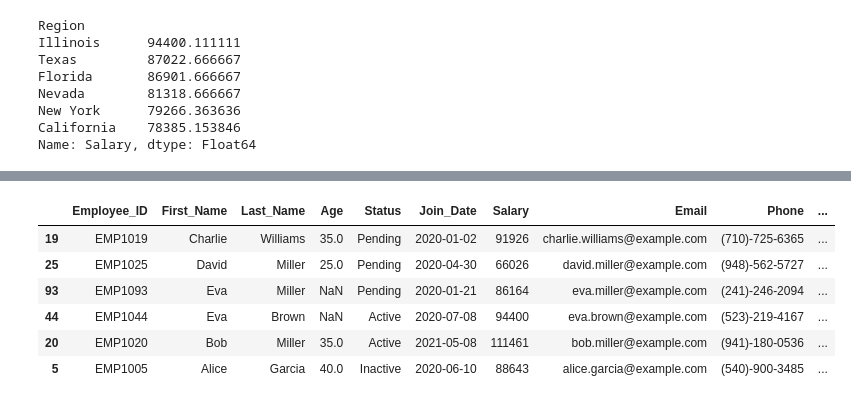
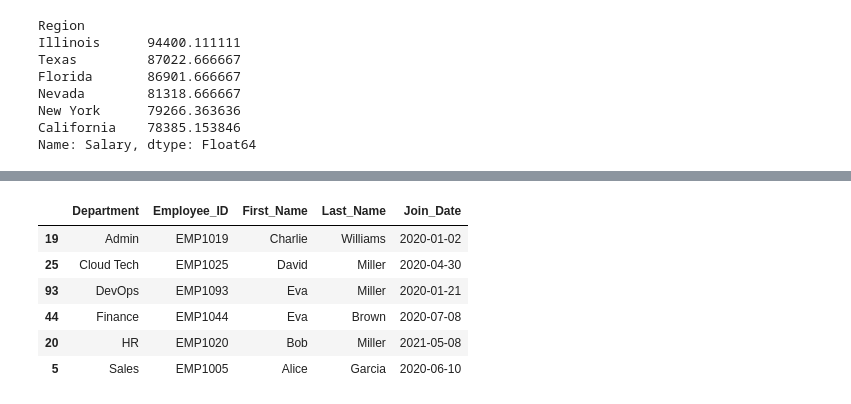
Before and after one commit to AidenTan-DS/Alation_Coding_Challenge_Xingye_Tan, a Jupyter notebook: notebook/Part1.ipynb, the cells around one changed output, grey strips where cells are left out. Cells and saved outputs as stored; diff of their text form; code cells hidden in the pictures.

```diff
--- a/notebook/Part1.ipynb
+++ b/notebook/Part1.ipynb
@@ -287,29 +287,25 @@ top_performers
 # %%
-# Question 3: Show me a list of the most tenured employees in each department?
-# Step 1: Convert Join_Date to datetime format for proper date comparison
+# Question 3: Who are the most tenured employees in each department?
+# Step 1: Ensure Join_Date is datetime
 df['Join_Date'] = pd.to_datetime(df['Join_Date'], errors='coerce')
 
-# Step 2: Compute tenure (in days) for comparison only
-# Calculate days from Join_Date to now (larger tenure = larger value)
-df['Tenure_Days'] = (datetime.now() - df['Join_Date']).dt.days
+# Step 2: Compute department-wise minimum Join_Date
+df['Dept_Min_Join_Date'] = df.groupby('Department')['Join_Date'].transform('min')
 
-# Step 3: For each department, identify max tenure using groupby + transform('max')
-df['Dept_Max_Tenure'] = df.groupby('Department')['Tenure_Days'].transform('max')
+# Step 3: Keep employees whose Join_Date equals department minimum
+most_tenured = df[df['Join_Date'] == df['Dept_Min_Join_Date']]
 
-# Step 4: Return ALL employees tied for longest tenure (where tenure equals department max)
-most_tenured = df[df['Tenure_Days'] == df['Dept_Max_Tenure']].copy()
+# Step 4: Select required columns
+most_tenured = most_tenured[
+    ['Department', 'Employee_ID', 'First_Name', 'Last_Name', 'Join_Date']
+].sort_values(['Department', 'Employee_ID'])
 
-# Step 5: Select required columns and sort by Department (asc), then Employee_ID (asc)
-# Display ONLY original columns (no tenure values in output)
-most_tenured = most_tenured[['Department', 'Employee_ID', 'First_Name', 'Last_Name', 'Join_Date']].sort_values(['Department', 'Employee_ID'])
-
-# Display results
 most_tenured
 # %% [output]
-|  | Employee_ID | First_Name | Last_Name | Age | Status | Join_Date | Salary | Email | Phone | ... |
-| 19 | EMP1019 | Charlie | Williams | 35.0 | Pending | 2020-01-02 | 91926 | charlie.williams@example.com | (710)-725-6365 | ... |
-| 25 | EMP1025 | David | Miller | 25.0 | Pending | 2020-04-30 | 66026 | david.miller@example.com | (948)-562-5727 | ... |
-| 93 | EMP1093 | Eva | Miller | NaN | Pending | 2020-01-21 | 86164 | eva.miller@example.com | (241)-246-2094 | ... |
-| 44 | EMP1044 | Eva | Brown | NaN | Active | 2020-07-08 | 94400 | eva.brown@example.com | (523)-219-4167 | ... |
-| 20 | EMP1020 | Bob | Miller | 35.0 | Active | 2021-05-08 | 111461 | bob.miller@example.com | (941)-180-0536 | ... |
-| 5 | EMP1005 | Alice | Garcia | 40.0 | Inactive | 2020-06-10 | 88643 | alice.garcia@example.com | (540)-900-3485 | ... |
+|  | Department | Employee_ID | First_Name | Last_Name | Join_Date |
+| 19 | Admin | EMP1019 | Charlie | Williams | 2020-01-02 |
+| 25 | Cloud Tech | EMP1025 | David | Miller | 2020-04-30 |
+| 93 | DevOps | EMP1093 | Eva | Miller | 2020-01-21 |
+| 44 | Finance | EMP1044 | Eva | Brown | 2020-07-08 |
+| 20 | HR | EMP1020 | Bob | Miller | 2021-05-08 |
+| 5 | Sales | EMP1005 | Alice | Garcia | 2020-06-10 |
```
Also changed, not shown: parts of 1 cell of this notebook.
